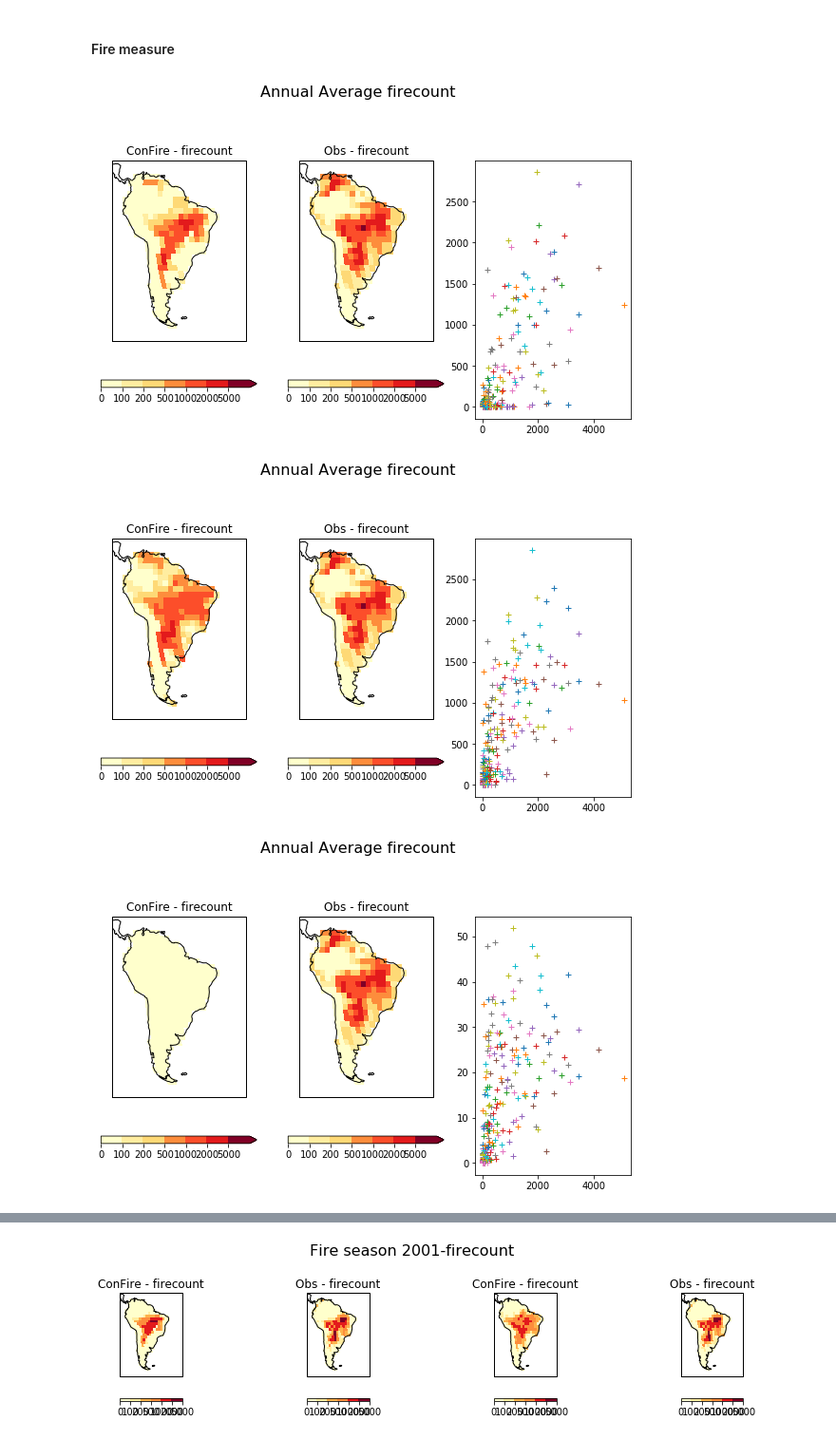
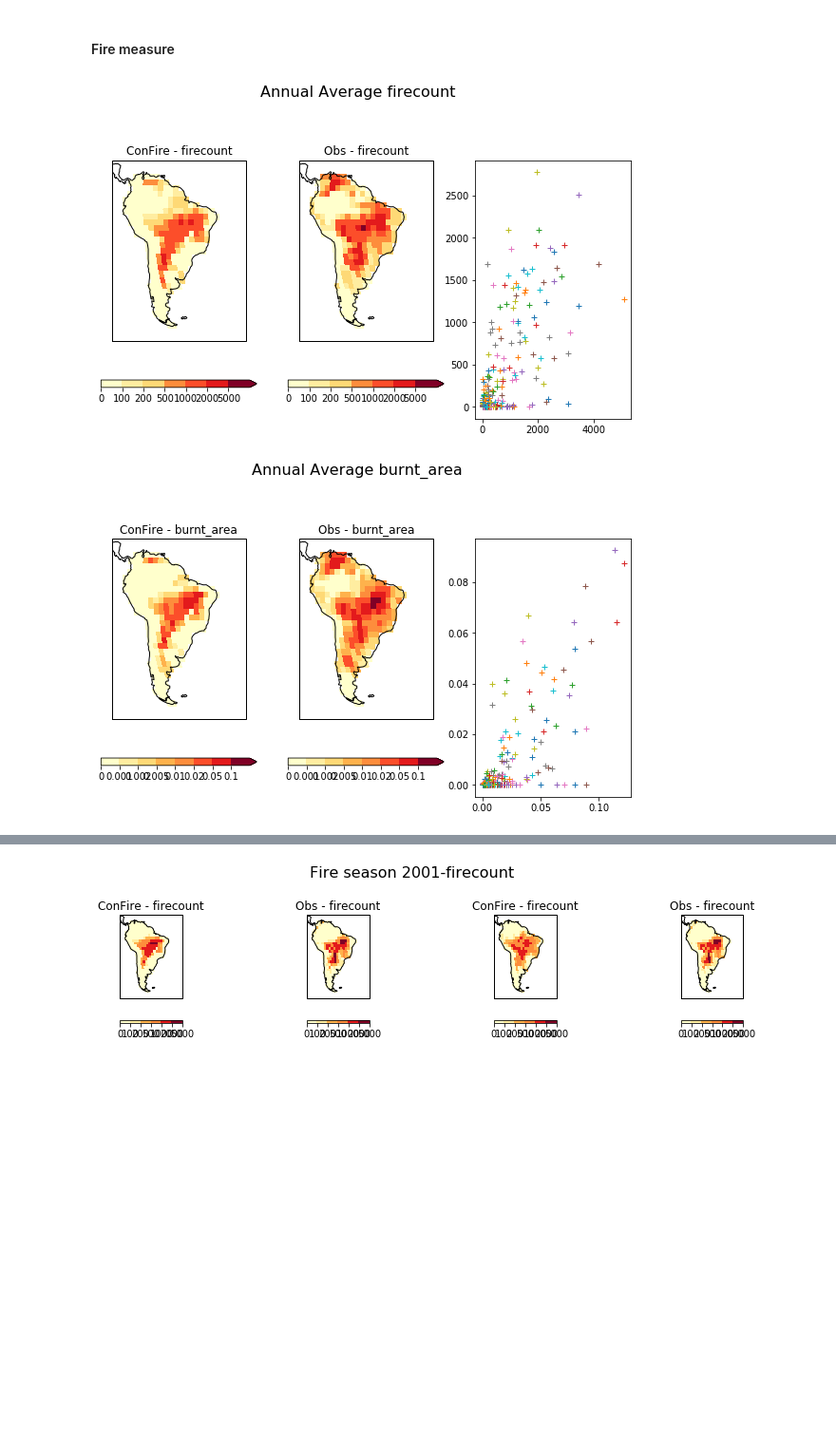
Before and after one commit to douglask3/amazon_fires, a Jupyter notebook: optimise_run_model/make_model_output.ipynb, the cells around one changed output, grey strips where cells are left out. Shown at 95% size. Cells and saved outputs as stored; diff of their text form; code cells hidden in the pictures; blank space fills up the shorter version.

Commit message:
optimizing on burnt area

```diff
--- a/optimise_run_model/make_model_output.ipynb
+++ b/optimise_run_model/make_model_output.ipynb
@@ -99,14 +99,11 @@ files = {'soilwMax'           : 'vegetation/MaxOverMean_soilw.0-10cm.gauss.2001-
          'burnt_area'         : 'burnt_area-GFED4s_2.5degree_2001-2016.nc',
          'firecount'          : 'fire_counts/firecount_TERRA_M__T.nc'}
 # %%
-param_files  = '../outputs/params-test_errors-'
-exponates    = [True, True, True]
-variables    = ["firecount", "firecount", "firecount"]
-errorDists     = ['Tnorm', 'Snorm', 'Lnorm']
-title_output = 'constant_post_2018_full_2002'
-
-param_outpath = '../outputs/params-test_errors-'
-
+param_files  = '../outputs/params-test_errors-2002-attempt2'
+exponates    = [True, True]
+variables    = ["firecount", "burnt_area"]
+errorDists     = ['Tnorm', 'Tnorm']
+title_output = 'constant_post_2018_full_2002-attempt2'
 fire_Season = [7, 8]
 
 
@@ -226,8 +223,8 @@ class ConFIRE(object):
 
         self.emcw = self.emc_weighted(data['emc'], data["precip"], self.params['wd_pg'])
 
-        self.moisture = self.control_moisture(data['soilw'], self.emcw, data['treeCover'], data["precip"],
-                                              self.params['cM'], self.params['cMT'], self.params['cMP'])
+        self.moisture = self.control_moisture(data['soilw'], self.emcw, data['treeCover'],
+                                              self.params['cM'], self.params['cMT'])
 
         self.ignitions = self.control_ignitions(data['lightning'], data['pasture'], data['population_density'],
                                               self.params['cP'], self.params['cD1'])
@@ -310,11 +307,11 @@ class ConFIRE(object):
             emcw.data = emcw.data + (1-emcw.data) * emc.data
         return(emcw)
 
-    def control_moisture(self, alpha, emc, treeCover, precip, cM, cMT, cMP):
+    def control_moisture(self, alpha, emc, treeCover, cM, cMT):
         """
         Definition to describe moisture
         """
-        return (alpha + cM*emc + cMT * treeCover + cMP * precip) / (1 + cM + cMT + cMP)
+        return (alpha + cM*emc + cMT * treeCover) / (1 + cM + cMT)
 
 
     def control_ignitions(self, lightning, pasture, population_density, cP, cD1):
@@ -451,39 +448,38 @@ def plot_model_burnt_area(model, variable, level, scale, mnths = None, nmth_ys =
     if mnths is None: mnths = np.arange(0, 12*15)
 
     sim = model.burnt_area[mnths].collapsed('time', iris.analysis.MEAN)
 
     sim.long_name = "ConFire - " + variable
     sim.data = sim.data * nmth_ys * scale
 
     plot_lonely_cube(sim, N, M, n + 1, levels = level, cmap = "brewer_YlOrRd_09", *args, **kw)
 
     #gfed = iris.load_cube('../outputs/amazon_region/burnt_area-GFED4s_2.5degree_2000-2016.nc')
     obs = input_data[variable][mnths].collapsed('time', iris.analysis.MEAN)*nmth_ys * scale
     obs.long_name = "Obs - " + variable
     plot_lonely_cube(obs, N, M, n + 2, levels = level, cmap = "brewer_YlOrRd_09", *args, **kw)
 
     if addScatter:
         plt.subplot(N, M, n + 3)
         plt.plot(obs.data, sim.data, '+')
     plt.subplots_adjust(top=0.88)
     plt.suptitle(Title + variable, fontsize=16)
     plt.subplots_adjust(top=0.88)
 
     if fig:
         plt.savefig(dir_fig + variable + '.png')
 
-levels_var = [[0, 100, 200, 500, 1000, 2000, 5000], [0, 100, 200, 500, 1000, 2000, 5000], [0, 100, 200, 500, 1000, 2000, 5000]]
-scales = [1, 1, 1]
+levels_var = [[0, 100, 200, 500, 1000, 2000, 5000], [0, 0.001, 0.002, 0.005, 0.01, 0.02, 0.05, 0.1]]
+scales = [1, 1]
 
 def plot_fire_month(*args, **kw):
-    for model, variable, level, scale, ex in zip(models, variables, levels_var, scales, ["max", "max", "max"]):
+    for model, variable, level, scale, ex in zip(models, variables, levels_var, scales, ["max", "max"]):
         plot_model_burnt_area(model, variable, level, scale, extend = ex, *args, **kw)
 
 plot_fire_month(addScatter = True)
 # %% [output]
-[figure, old version]
+[figure, new version]
-[figure, old version]
+[figure, new version]
-[figure, removed]
 # %%
 fire_Season = np.array([6,7,8])
 fire_Seasons = np.array([fire_Season + yr*12 for yr in range(0, 19)])
```
Also changed, not shown: parts of 2 cells of this notebook, 2 other files.
